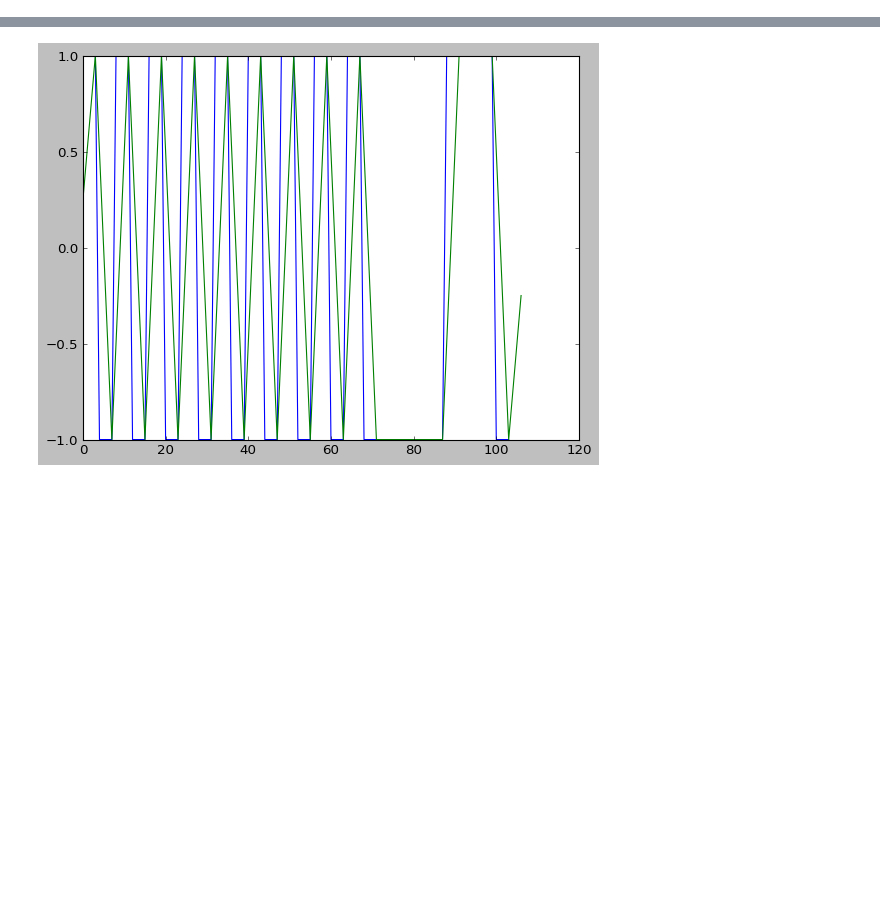
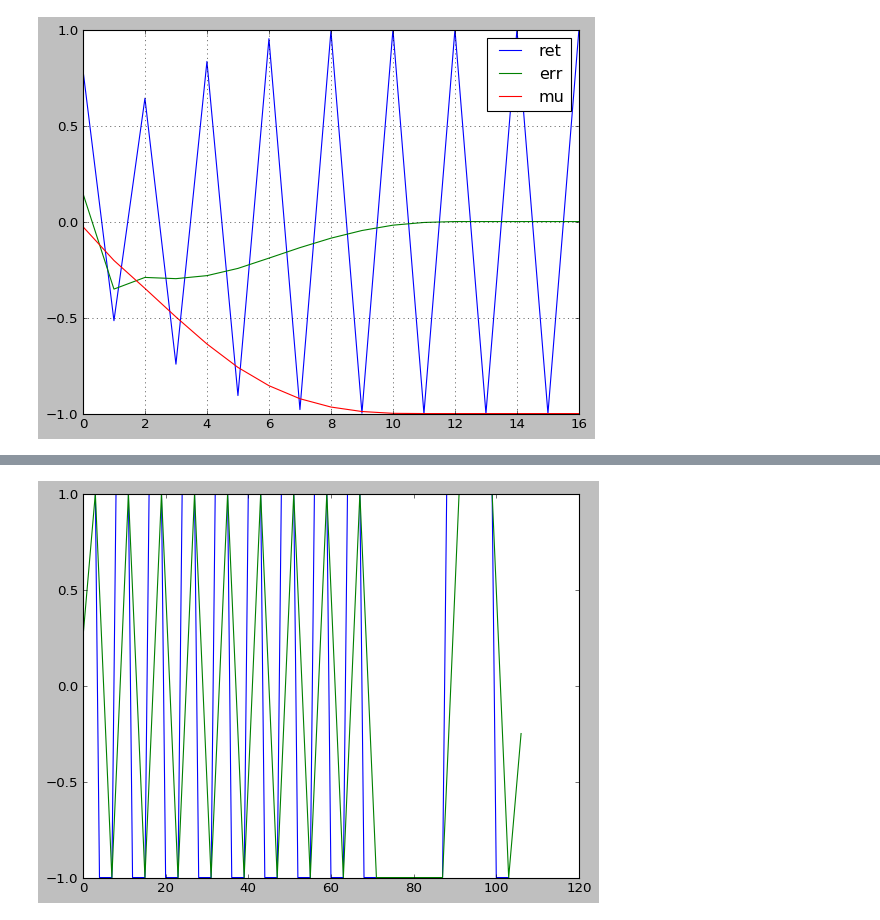
Before and after one commit to gasparka/pyhacores, a Jupyter notebook: pyhacores/under_construction/clock_recovery/doc.ipynb, the cells around one changed output, grey strips where cells are left out. Drawn from its saved outputs; the diff is of its cells as text; code cells hidden in the pictures; blank space fills up the shorter version.

Commit message:
experiments with clock recovery
Former-commit-id: 918b3ff537c7836bbd5247f218b5229c273932e0

```diff
--- a/pyhacores/under_construction/clock_recovery/doc.ipynb
+++ b/pyhacores/under_construction/clock_recovery/doc.ipynb
@@ -14,0 +21,22 @@ from scipy import signal
+# %%
+""" perfect input, mu = -1 """
+
+data = [1, 0, 1, 0, 1, 0, 1, 0, 1, 0, 1, 0, 1, 0, 1, 0, 1, 0]
+nrz = [1 if x == 1 else -1 for x in data]
+sps = 4
+nrz_data = np.array([[x] * sps for x in nrz]).flatten()
+taps = [1 / sps] * sps
+match_filtered = np.convolve(nrz_data, taps, mode='full')
+
+recover = GardnerTimingRecovery(sps)
+
+ret, err, mu = recover.model_main(match_filtered)
+
+plt.plot(ret, label='ret')
+plt.plot(err, label='err')
+plt.plot(mu, label='mu')
+plt.grid()
+plt.legend()
+plt.show()
+# %% [output]
+[figure, added]
```
Also changed, not shown: parts of 3 cells of this notebook, 2 other files.
